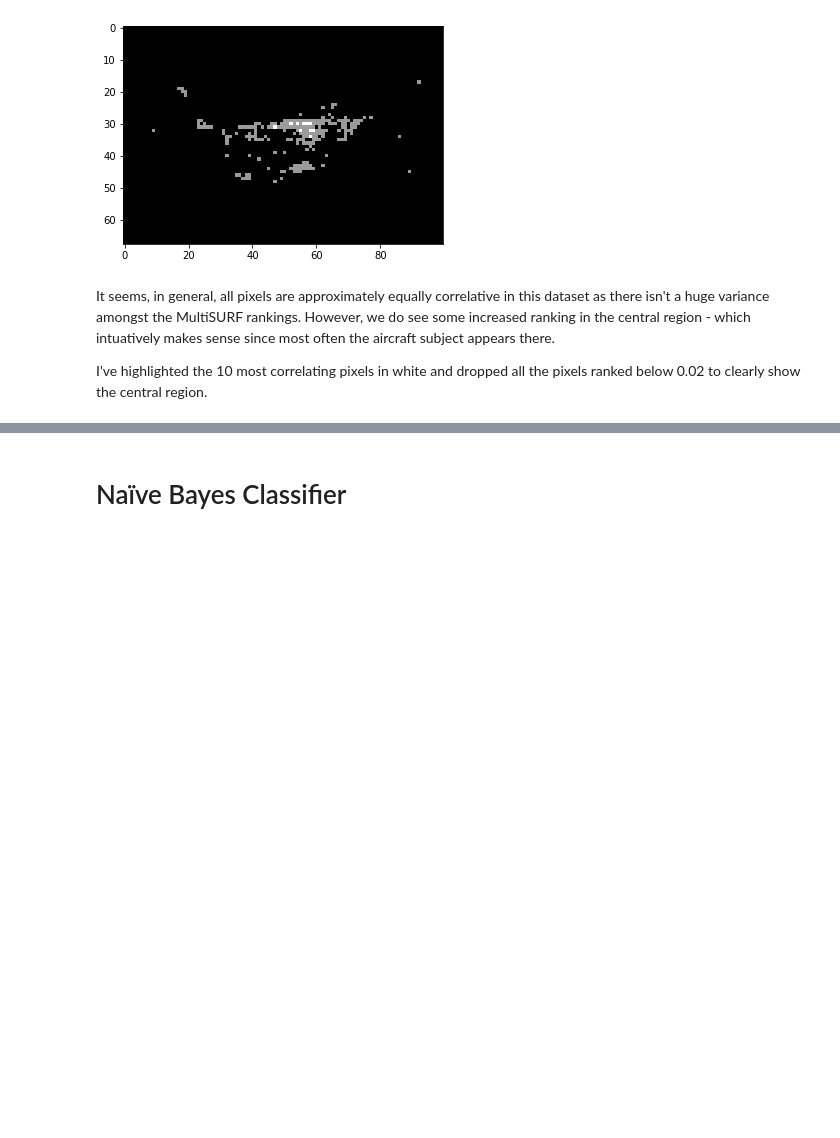
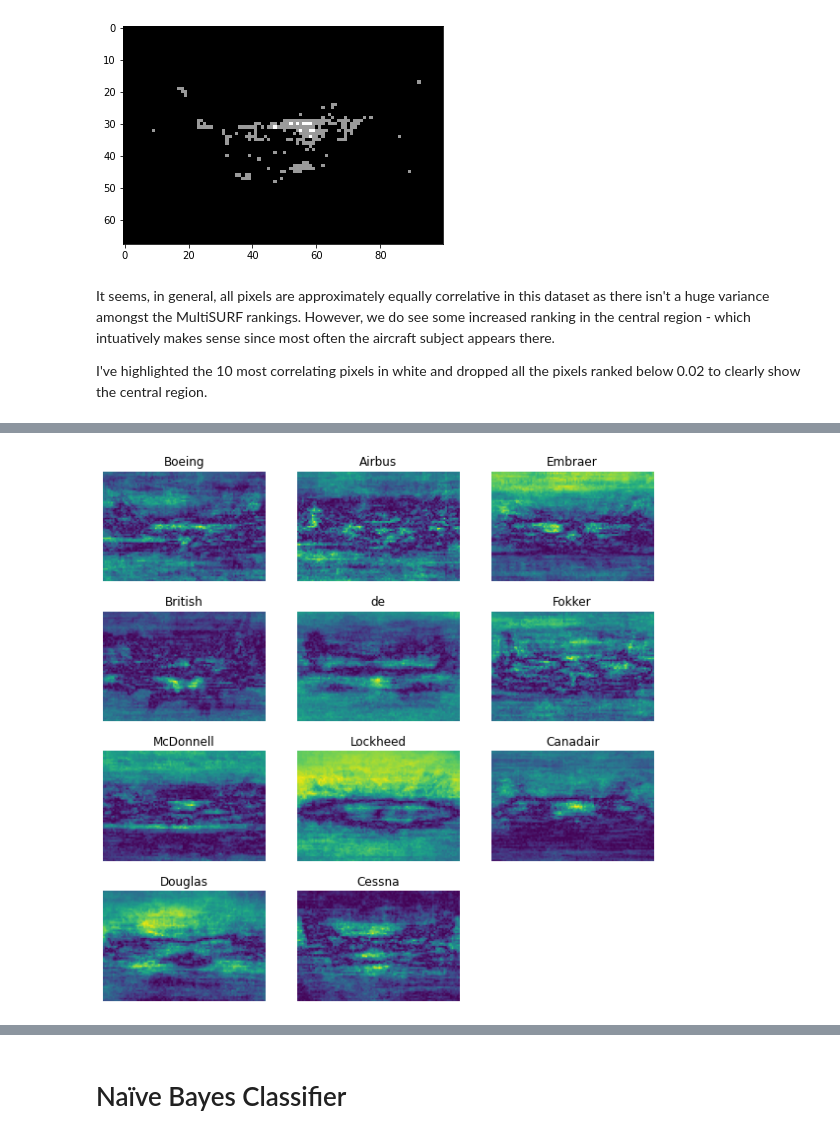
Before and after one commit to kymckay/f21dl-coursework, a Jupyter notebook: km2008_f21dl_cw.ipynb, the cells around one changed output, grey strips where cells are left out. Saved outputs shown, nothing was run; the diff lists cells and outputs as text; code cells hidden in the pictures; blank space fills up the shorter version.

Commit message:
Add Pearson Correlation
Used for one-vs-all feature correlation to get
per-class most correlated features

```diff
--- a/km2008_f21dl_cw.ipynb
+++ b/km2008_f21dl_cw.ipynb
@@ -48,13 +51,19 @@ processed_dir = f'{data_dir}/images_post'
 msurf_file = f'{data_dir}/msurf.txt'
 
 # Utility method to plot numpy greyscale pixel matrices side by side for comparison
-def multi_plot(imgs, size=(10,10), rowlen=5):
+def multi_plot(imgs,
+    size=(10,10),
+    rowlen=5,
+    cmap='Greys_r',
+    vmin=None, # Sometimes want the full spectrum to fit the data range
+    vmax=None
+):
     fig = plt.figure(figsize=size)
 
     rows = math.ceil(len(imgs) / rowlen)
     for i, cl in enumerate(imgs, 1):
         ax = fig.add_subplot(rows, rowlen, i)
-        ax.imshow(imgs[cl], vmin=0, vmax=255, cmap='Greys_r')
+        ax.imshow(imgs[cl], vmin=vmin, vmax=vmax, cmap=cmap)
         plt.title(cl)
         plt.axis('off')
 
@@ -495,0 +510,38 @@ I've highlighted the 10 most correlating pixels in white and dropped all the pix
+# %%
+def pearson():
+    data = []
+    labels = []
+
+    for i, cl in enumerate(all_class_imgs):
+        # Need images unravelled into lines of pixels
+        table = all_class_imgs[cl].reshape(100, -1)
+        label = np.ones(100) * i
+
+        data.append(table)
+        labels.append(label)
+
+    data = np.concatenate(data, axis=0)
+    labels = np.concatenate(labels, axis=0).reshape((-1, 1))
+
+    per_class = {}
+    # Now that all data is collected and labelled, find correlation per class
+    for i, cl in enumerate(all_class_imgs):
+        # Set all other labels to common 0 and current to 1
+        class_label_only = labels.copy()
+        class_label_only[labels == i] = 1
+        class_label_only[labels != i] = 0
+
+        a = 1/(len(labels) -1)
+        b = (data - np.mean(data, axis=0))/np.std(data, axis=0)
+        c = (class_label_only - np.mean(class_label_only, axis=0))/np.std(class_label_only, axis=0)
+
+        r = a * np.sum(b * c, axis=0)
+
+        per_class[cl] = np.abs(r).reshape((target_h, target_w))
+
+    return per_class
+
+pearson_correlation = pearson()
+multi_plot(pearson_correlation, rowlen=3, cmap='viridis')
+# %% [output]
+[figure, added]
```
Also changed, not shown: parts of 9 cells of this notebook.
